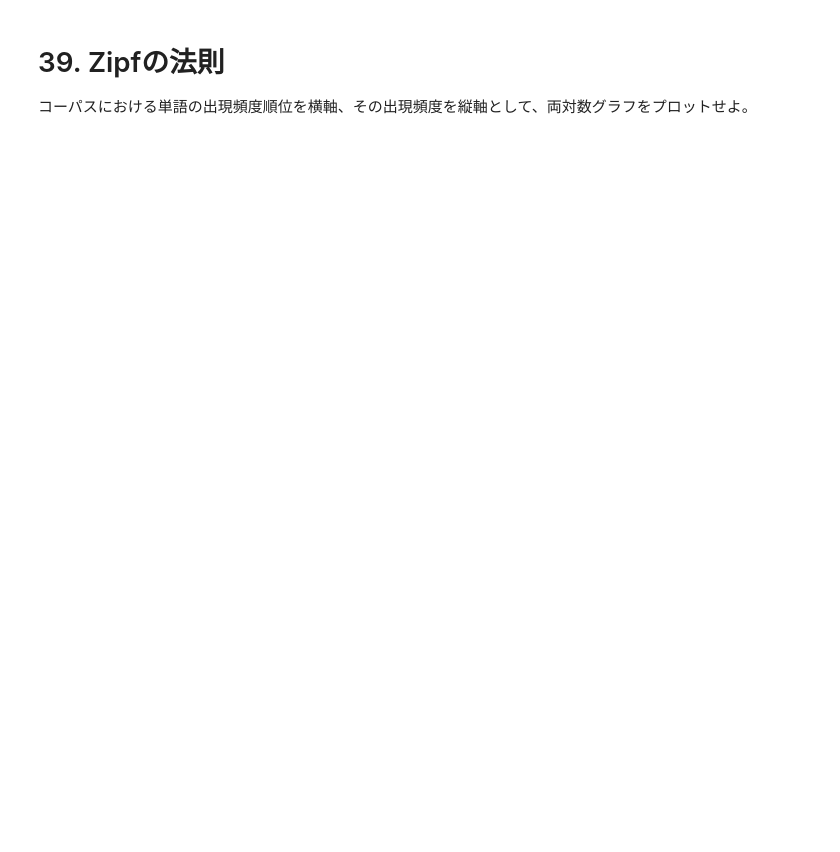
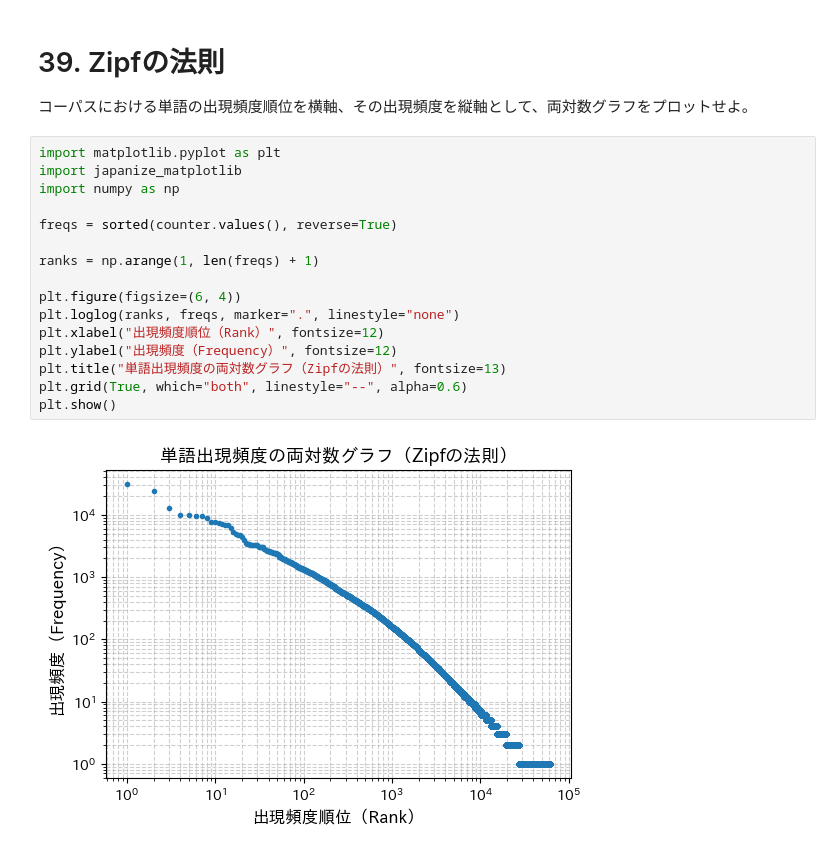
Before and after one commit to KiichiMizugami/nlp_100knock_2025, a Jupyter notebook: 100knock/ch04/ch04.ipynb, the cells around one changed output. Cells and saved outputs as stored; diff of their text form; blank space fills up the shorter version.

```diff
--- a/100knock/ch04/ch04.ipynb
+++ b/100knock/ch04/ch04.ipynb
@@ -394,3 +482,21 @@ for word, freq in counter.most_common(20):
 # %% [markdown]
 # 39. Zipfの法則
 コーパスにおける単語の出現頻度順位を横軸、その出現頻度を縦軸として、両対数グラフをプロットせよ。
+# %%
+import matplotlib.pyplot as plt
+import japanize_matplotlib
+import numpy as np
+
+freqs = sorted(counter.values(), reverse=True)
+
+ranks = np.arange(1, len(freqs) + 1)
+
+plt.figure(figsize=(6, 4))
+plt.loglog(ranks, freqs, marker=".", linestyle="none")
+plt.xlabel("出現頻度順位（Rank）", fontsize=12)
+plt.ylabel("出現頻度（Frequency）", fontsize=12)
+plt.title("単語出現頻度の両対数グラフ（Zipfの法則）", fontsize=13)
+plt.grid(True, which="both", linestyle="--", alpha=0.6)
+plt.show()
+# %% [output]
+[figure, added]
```
Also changed, not shown: parts of 3 cells of this notebook.
